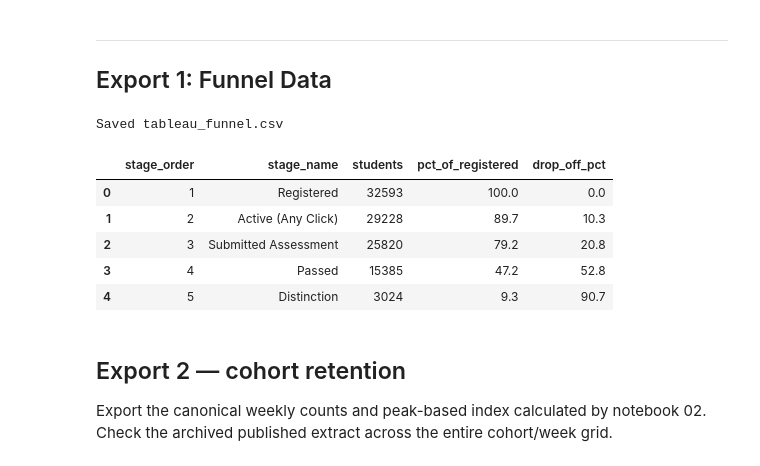
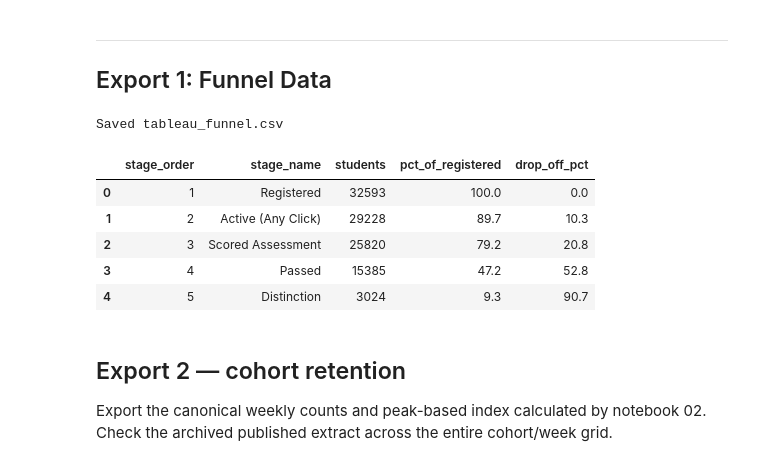
Before and after one commit to i2gunshaker/oulad-analytics, a Jupyter notebook: notebooks/04_tableau_export.ipynb, the cells around one changed output. Saved outputs shown, nothing was run; the diff lists cells and outputs as text; code cells hidden in the pictures.

```diff
--- a/notebooks/04_tableau_export.ipynb
+++ b/notebooks/04_tableau_export.ipynb
@@ -40,27 +40,27 @@ Student VLE: (10655280, 6)
 # %%
 total         = len(master)
 n_active      = (master['total_clicks'] > 0).sum()
 n_submitted   = (master['submission_count'] > 0).sum()
 n_passed      = master['completed'].sum()
 n_distinction = (master['final_result'] == 'Distinction').sum()
 
 funnel_df = pd.DataFrame({
     'stage_order': [1, 2, 3, 4, 5],
-    'stage_name':  ['Registered', 'Active (Any Click)', 'Submitted Assessment', 'Passed', 'Distinction'],
+    'stage_name':  ['Registered', 'Active (Any Click)', 'Scored Assessment', 'Passed', 'Distinction'],
     'students':    [total, n_active, n_submitted, n_passed, n_distinction]
 })
 funnel_df['pct_of_registered'] = (funnel_df['students'] / total * 100).round(1)
 funnel_df['drop_off_pct'] = (100 - funnel_df['pct_of_registered']).round(1)
 
 funnel_df.to_csv(TABLEAU + 'tableau_funnel.csv', index=False)
 print('Saved tableau_funnel.csv')
 funnel_df
 # %% [output]
 Saved tableau_funnel.csv
 |  | stage_order | stage_name | students | pct_of_registered | drop_off_pct |
 | 0 | 1 | Registered | 32593 | 100.0 | 0.0 |
 | 1 | 2 | Active (Any Click) | 29228 | 89.7 | 10.3 |
-| 2 | 3 | Submitted Assessment | 25820 | 79.2 | 20.8 |
+| 2 | 3 | Scored Assessment | 25820 | 79.2 | 20.8 |
 | 3 | 4 | Passed | 15385 | 47.2 | 52.8 |
 | 4 | 5 | Distinction | 3024 | 9.3 | 90.7 |
 # %% [markdown]
```
Also changed, not shown: parts of 1 cell of this notebook, 4 other files.
